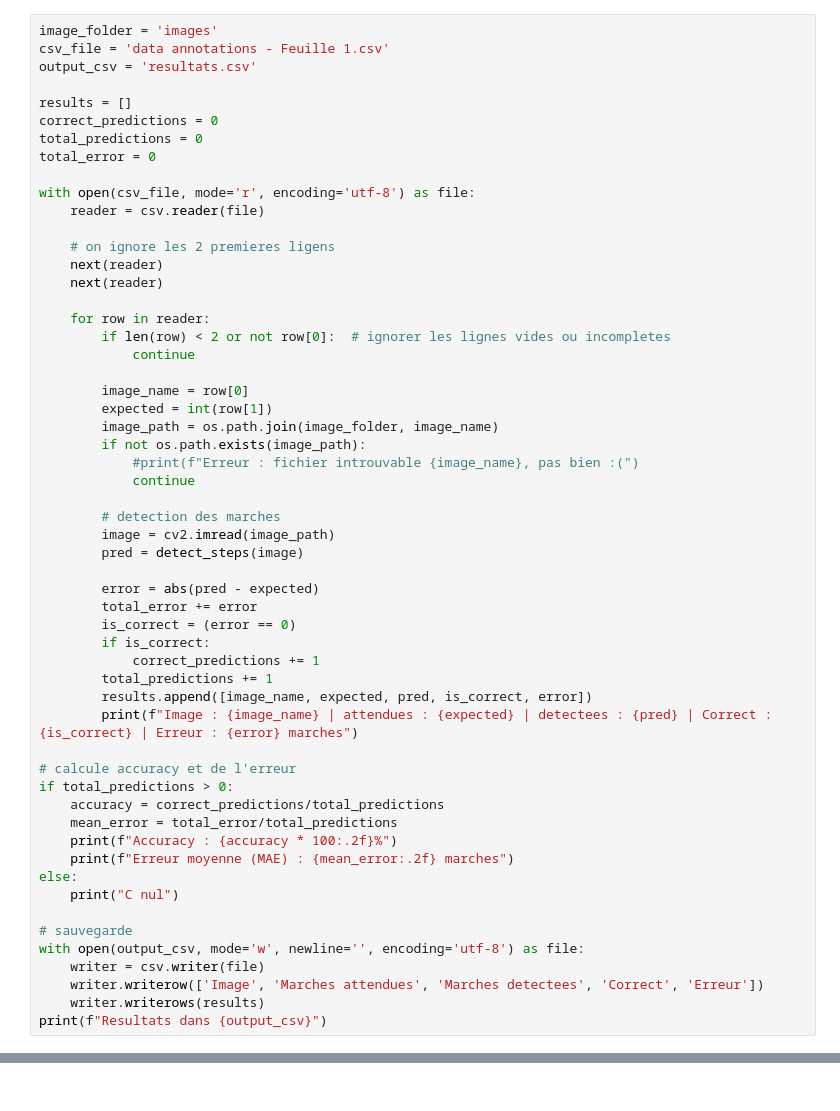
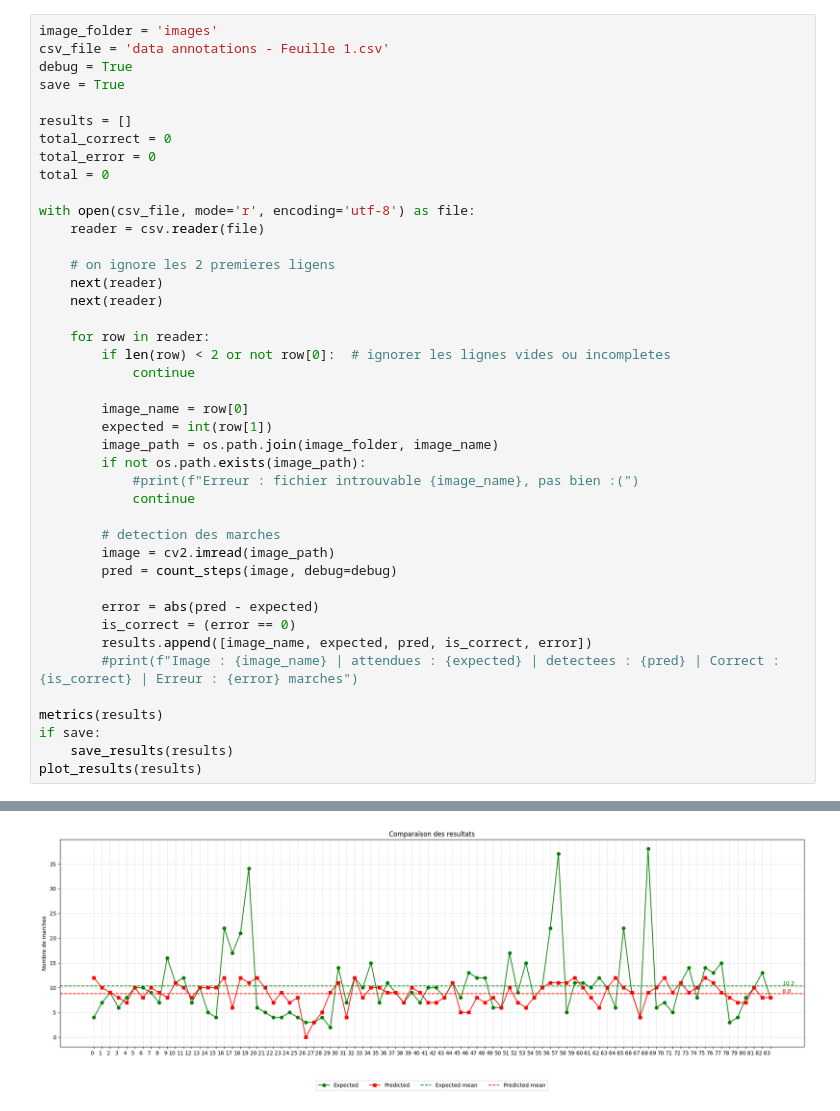
Before and after one commit to Riadeuh/Image_M1, a Jupyter notebook: projet.ipynb, the cells around one changed output, grey strips where cells are left out. Cells and saved outputs as stored; diff of their text form.

Commit message:
adaptation aux images pour la méthode

```diff
--- a/projet.ipynb
+++ b/projet.ipynb
@@ -39,12 +109,13 @@ def detect_steps(image):
 # %%
 image_folder = 'images'
 csv_file = 'data annotations - Feuille 1.csv'
-output_csv = 'resultats.csv'
+debug = True
+save = True
 
 results = []
-correct_predictions = 0
-total_predictions = 0
+total_correct = 0
 total_error = 0
+total = 0
 
 with open(csv_file, mode='r', encoding='utf-8') as file:
     reader = csv.reader(file)
@@ -66,30 +137,15 @@ with open(csv_file, mode='r', encoding='utf-8') as file:
 
         # detection des marches
         image = cv2.imread(image_path)
-        pred = detect_steps(image)
+        pred = count_steps(image, debug=debug)
 
         error = abs(pred - expected)
-        total_error += error
         is_correct = (error == 0)
-        if is_correct:
-            correct_predictions += 1
-        total_predictions += 1
         results.append([image_name, expected, pred, is_correct, error])
-        print(f"Image : {image_name} | attendues : {expected} | detectees : {pred} | Correct : {is_correct} | Erreur : {error} marches")
+        #print(f"Image : {image_name} | attendues : {expected} | detectees : {pred} | Correct : {is_correct} | Erreur : {error} marches")
 
-# calcule accuracy et de l'erreur
-if total_predictions > 0:
-    accuracy = correct_predictions/total_predictions
-    mean_error = total_error/total_predictions
-    print(f"Accuracy : {accuracy * 100:.2f}%")
-    print(f"Erreur moyenne (MAE) : {mean_error:.2f} marches")
-else:
-    print("C nul")
-
-# sauvegarde
-with open(output_csv, mode='w', newline='', encoding='utf-8') as file:
-    writer = csv.writer(file)
-    writer.writerow(['Image', 'Marches attendues', 'Marches detectees', 'Correct', 'Erreur'])
-    writer.writerows(results)
-print(f"Resultats dans {output_csv}")
+metrics(results)
+if save:
+    save_results(results)
+plot_results(results)
 # %% [output]
@@ -112 +154,2 @@ Erreur moyenne (MAE) : 4.63 marches
 Resultats dans resultats.csv
+[figure, added]
```
Also changed, not shown: parts of 4 cells of this notebook, 2 other files.
